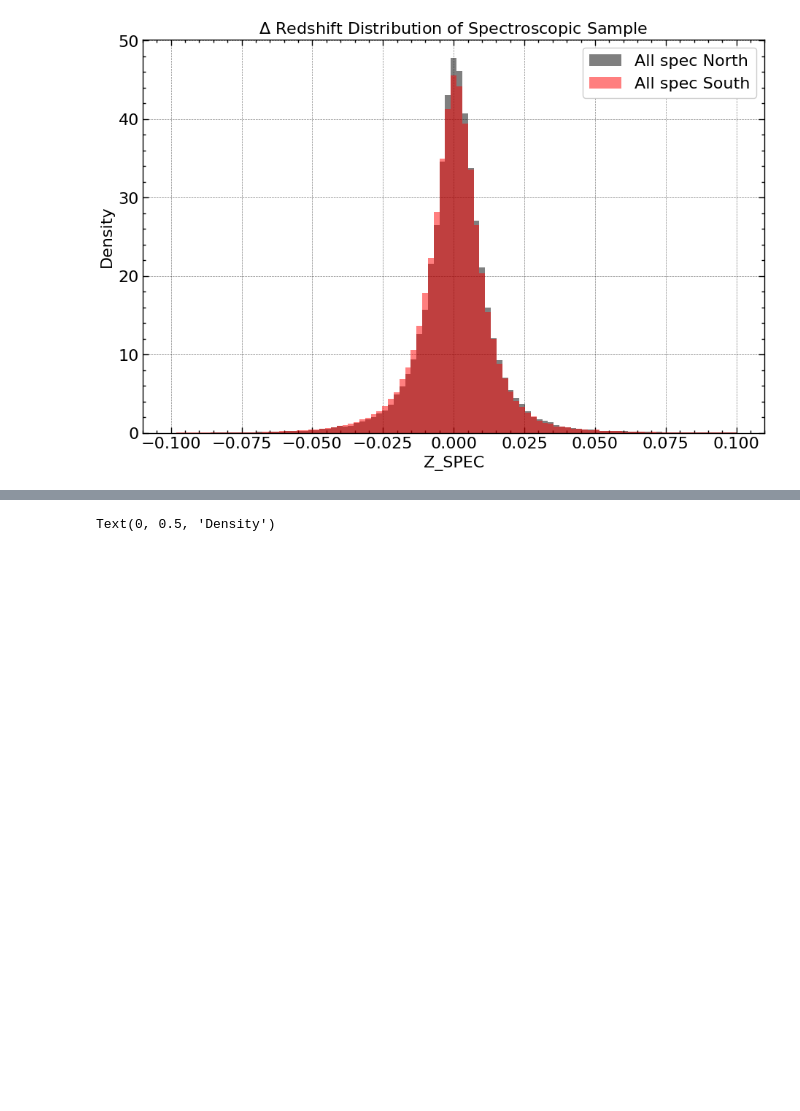
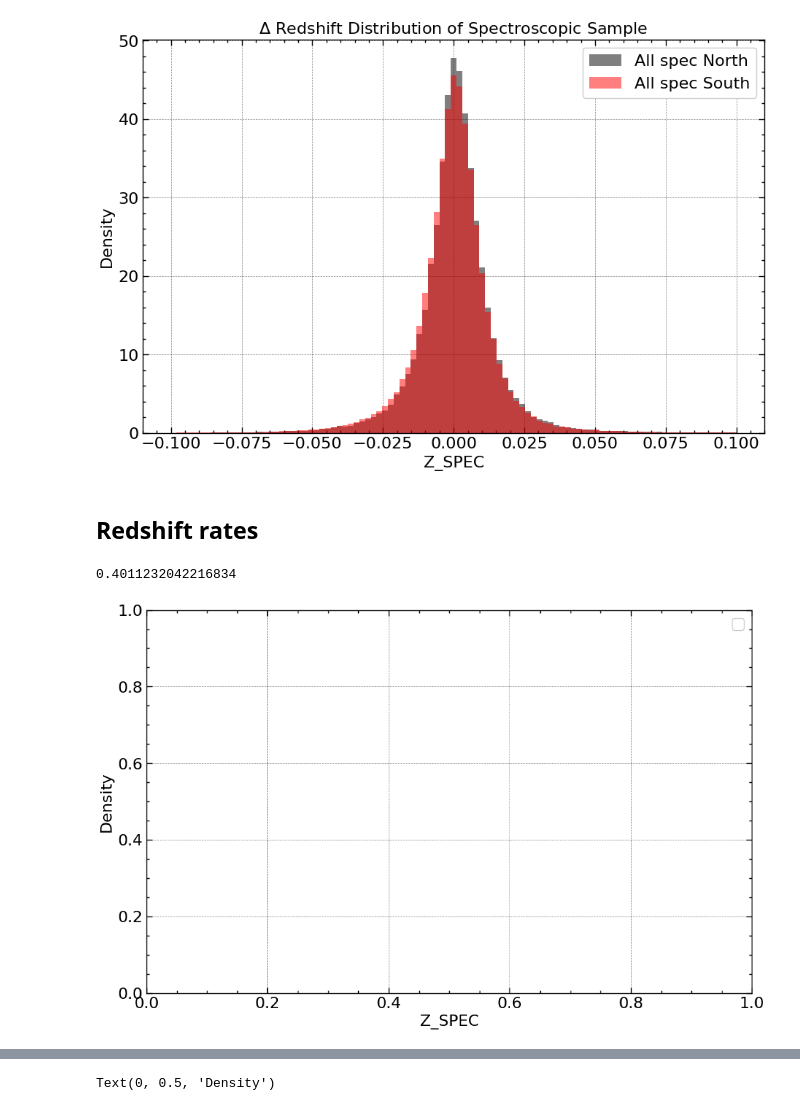
Before and after one commit to Shin107/DESILegacy-PECVEL, a Jupyter notebook: ML_photoz/redshift_training_data.ipynb, the cells around one changed output, grey strips where cells are left out. Cells and saved outputs as stored; diff of their text form; code cells hidden in the pictures; blank space fills up the shorter version.

Commit message:
Redhsift training data

```diff
--- a/ML_photoz/redshift_training_data.ipynb
+++ b/ML_photoz/redshift_training_data.ipynb
@@ -385,3 +393,34 @@ Text(0, 0.5, 'Density')
 [figure]
 [figure]
 [figure]
+# %% [markdown]
+## Redshift rates
+# %%
+area_n = 5063.46
+
+area_s = 11484.06
+area_tot = area_n + area_s
+omega = area_tot * (np.pi/180)**2
+# %%
+omega / 4 / np.pi
+# %% [output]
+0.4011232042216834
+# %%
+plt.figure(figsize=(11,7))
+bins = np.linspace(0, 0.2, 100)
+# plt.hist(spec_not_train(north_FP)['Z_SPEC'], bins=bins, alpha=0.5, label='North (Not in Training)', density=True,color = 'k')
+# plt.hist(spec_not_train(south_FP)['Z_SPEC'], bins=bins, alpha=0.5, label='South (Not in Training)', density=True,color = 'r')
+plt.legend()
+plt.xlabel('Z_SPEC')
+plt.ylabel('Density')
+
+z_tot = np.concatenate([z_use_north[np.isfinite(z_use_north)], z_use_south[np.isfinite(z_use_south)]])
+
+zbins = np.linspace(0, 0.2, 50)
+N, edges = np.histogram(z_tot, bins=zbins)
+dz = np.diff(edges)
+zcen = 0.5*(edges[1:] + edges[:-1])
+dN_dz = N / dz
+dN_dz_dOmega = N / (area_tot * dz)
+# %% [output]
+[figure, added]
```
Also changed, not shown: parts of 9 cells of this notebook.
